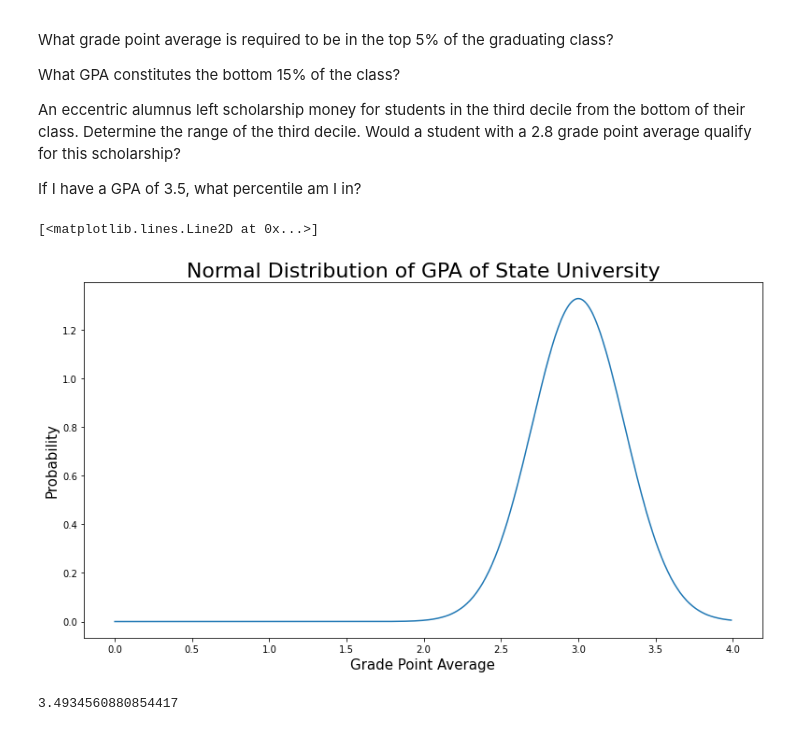
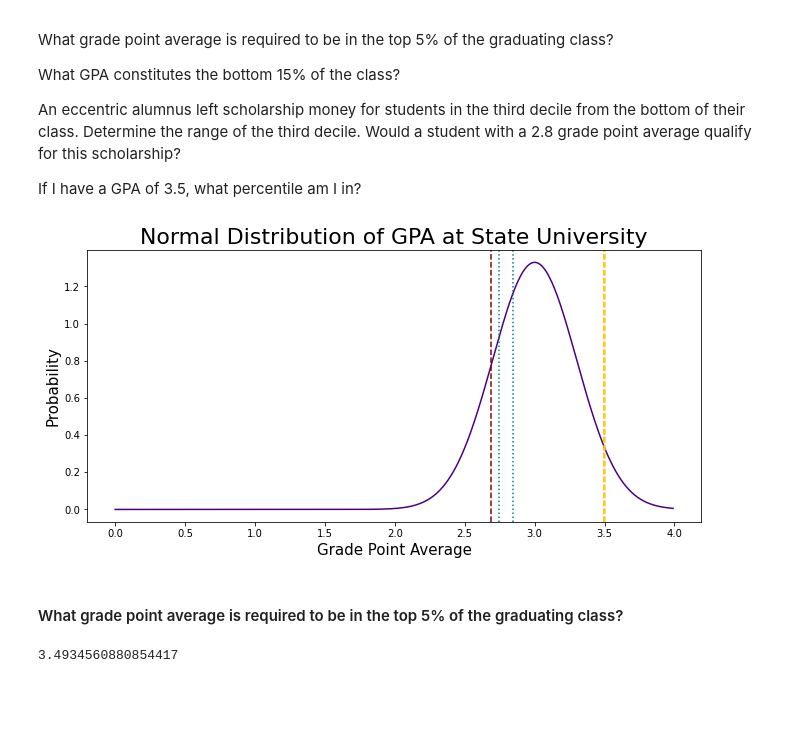
Before and after one commit to masonsherbondy/statistics-exercises, a Jupyter notebook: probability_distributions.ipynb, the cells around one changed output. Drawn from its saved outputs; the diff is of its cells as text; code cells hidden in the pictures; blank space fills up the shorter version.

```diff
--- a/probability_distributions.ipynb
+++ b/probability_distributions.ipynb
@@ -62,17 +62,23 @@ If I have a GPA of 3.5, what percentile am I in?
 # %%
 μ = 3
 σ = .3
 grades = stats.norm(μ, σ)
-plt.figure(figsize = (13, 7))
+plt.figure(figsize = (11, 5))
 plt.title('Normal Distribution of GPA at State University', size = 22)
 plt.xlabel('Grade Point Average', size = 15)
 plt.ylabel('Probability', size = 15)
 x = np.arange(0, 4, .01)
 y = stats.norm(μ, σ).pdf(x)
-plt.plot(x, y);
+plt.plot(x, y, color = 'indigo')
+plt.axvline(grades.isf(.05), color = 'orange', ls = '--')
+plt.axvline(grades.ppf(.15), color = 'maroon', ls = '--')
+plt.axvline(grades.ppf(.2), color = 'teal', ls = ':')
+plt.axvline(grades.ppf(.3), color = 'teal', ls = ':')
+plt.axvline((3.5), color = 'gold', ls = '--');
 # %% [output]
-[<matplotlib.lines.Line2D at 0x...>]
-[figure, old version]
+[figure, new version]
+# %% [markdown]
+#### What grade point average is required to be in the top 5% of the graduating class?
 # %%
 grades.isf(.05)
 #You need a GPA of 3.49 to be in the top 5% of the graduating class
```
Also changed, not shown: parts of 8 cells of this notebook, 9 other files.
